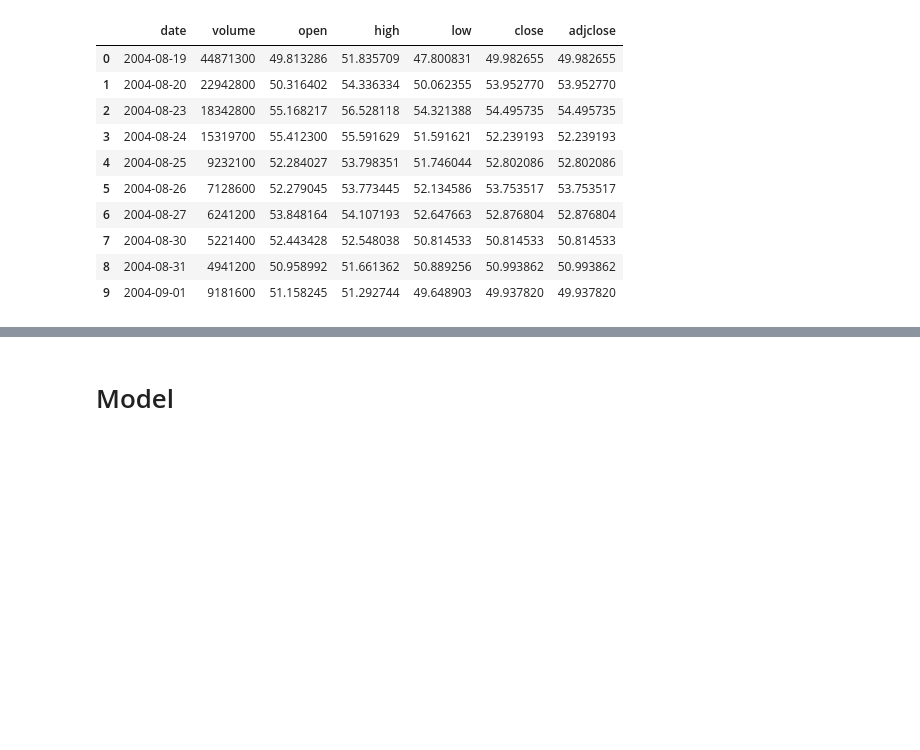
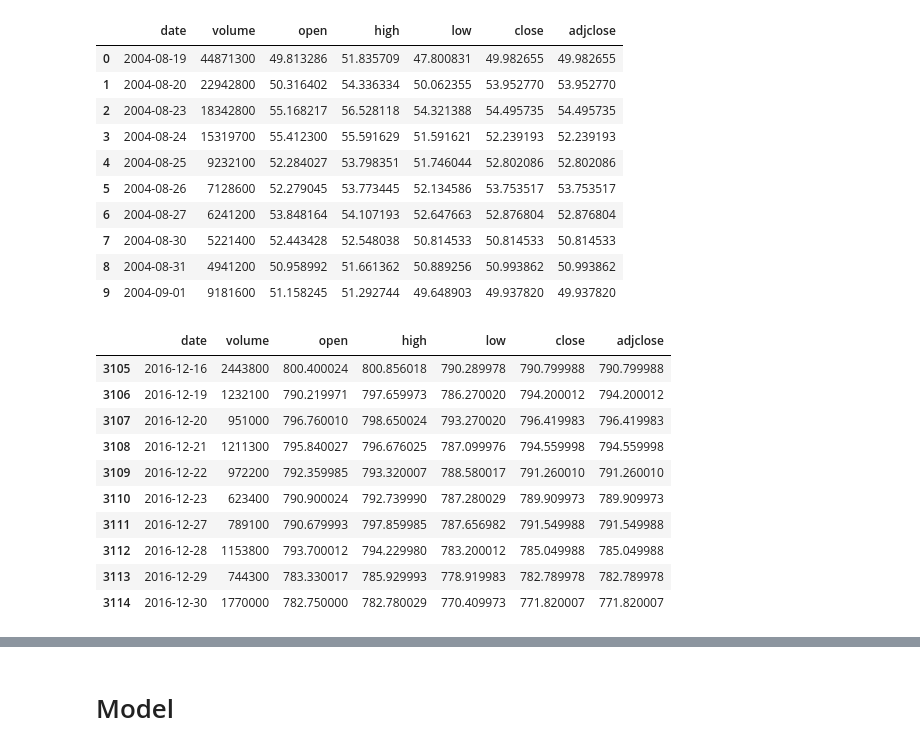
Before and after one commit to zetaqubit/trading, a Jupyter notebook: notebooks/single_stock_model.ipynb, the cells around one changed output, grey strips where cells are left out. Saved outputs shown, nothing was run; the diff lists cells and outputs as text; code cells hidden in the pictures; blank space fills up the shorter version.

```diff
--- a/notebooks/single_stock_model.ipynb
+++ b/notebooks/single_stock_model.ipynb
@@ -15 +35,16 @@ pred_win = 1
+# %%
+from dataclasses import dataclass
+
+batch_size = 128
+hist_win = 8
+pred_win = 1
+
+@dataclass
+class DateRange:
+  """Specifies a range of dates, using [start, end)."""
+  start: str = None
+  end: str = None
+
+train_date_range = DateRange('2003-01-01', '2017-01-01')
+eval_date_range = DateRange('2017-01-01', '2020-01-01')
 # %%
@@ -33,6 +74,20 @@ df.head(10)
 | 7 | 2004-08-30 | 5221400 | 52.443428 | 52.548038 | 50.814533 | 50.814533 | 50.814533 |
 | 8 | 2004-08-31 | 4941200 | 50.958992 | 51.661362 | 50.889256 | 50.993862 | 50.993862 |
 | 9 | 2004-09-01 | 9181600 | 51.158245 | 51.292744 | 49.648903 | 49.937820 | 49.937820 |
+# %%
+df.tail(10)
+# %% [output]
+|  | date | volume | open | high | low | close | adjclose |
+| 3105 | 2016-12-16 | 2443800 | 800.400024 | 800.856018 | 790.289978 | 790.799988 | 790.799988 |
+| 3106 | 2016-12-19 | 1232100 | 790.219971 | 797.659973 | 786.270020 | 794.200012 | 794.200012 |
+| 3107 | 2016-12-20 | 951000 | 796.760010 | 798.650024 | 793.270020 | 796.419983 | 796.419983 |
+| 3108 | 2016-12-21 | 1211300 | 795.840027 | 796.676025 | 787.099976 | 794.559998 | 794.559998 |
+| 3109 | 2016-12-22 | 972200 | 792.359985 | 793.320007 | 788.580017 | 791.260010 | 791.260010 |
+| 3110 | 2016-12-23 | 623400 | 790.900024 | 792.739990 | 787.280029 | 789.909973 | 789.909973 |
+| 3111 | 2016-12-27 | 789100 | 790.679993 | 797.859985 | 787.656982 | 791.549988 | 791.549988 |
+| 3112 | 2016-12-28 | 1153800 | 793.700012 | 794.229980 | 783.200012 | 785.049988 | 785.049988 |
+| 3113 | 2016-12-29 | 744300 | 783.330017 | 785.929993 | 778.919983 | 782.789978 | 782.789978 |
+| 3114 | 2016-12-30 | 1770000 | 782.750000 | 782.780029 | 770.409973 | 771.820007 | 771.820007 |
 # %%
 from torch.utils.data.dataset import Dataset
 from torch.utils.data import DataLoader
```
Also changed, not shown: parts of 28 cells of this notebook.
